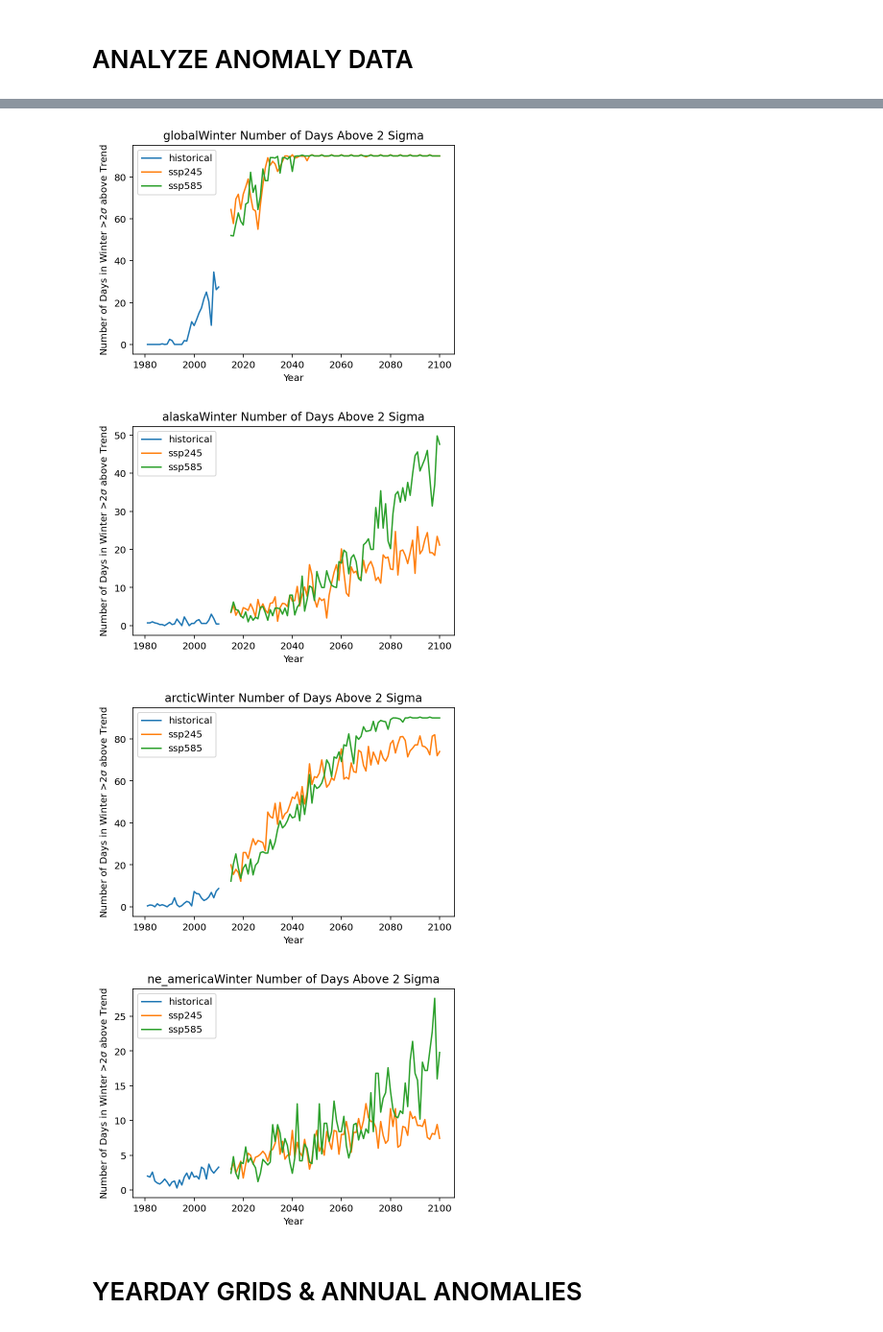
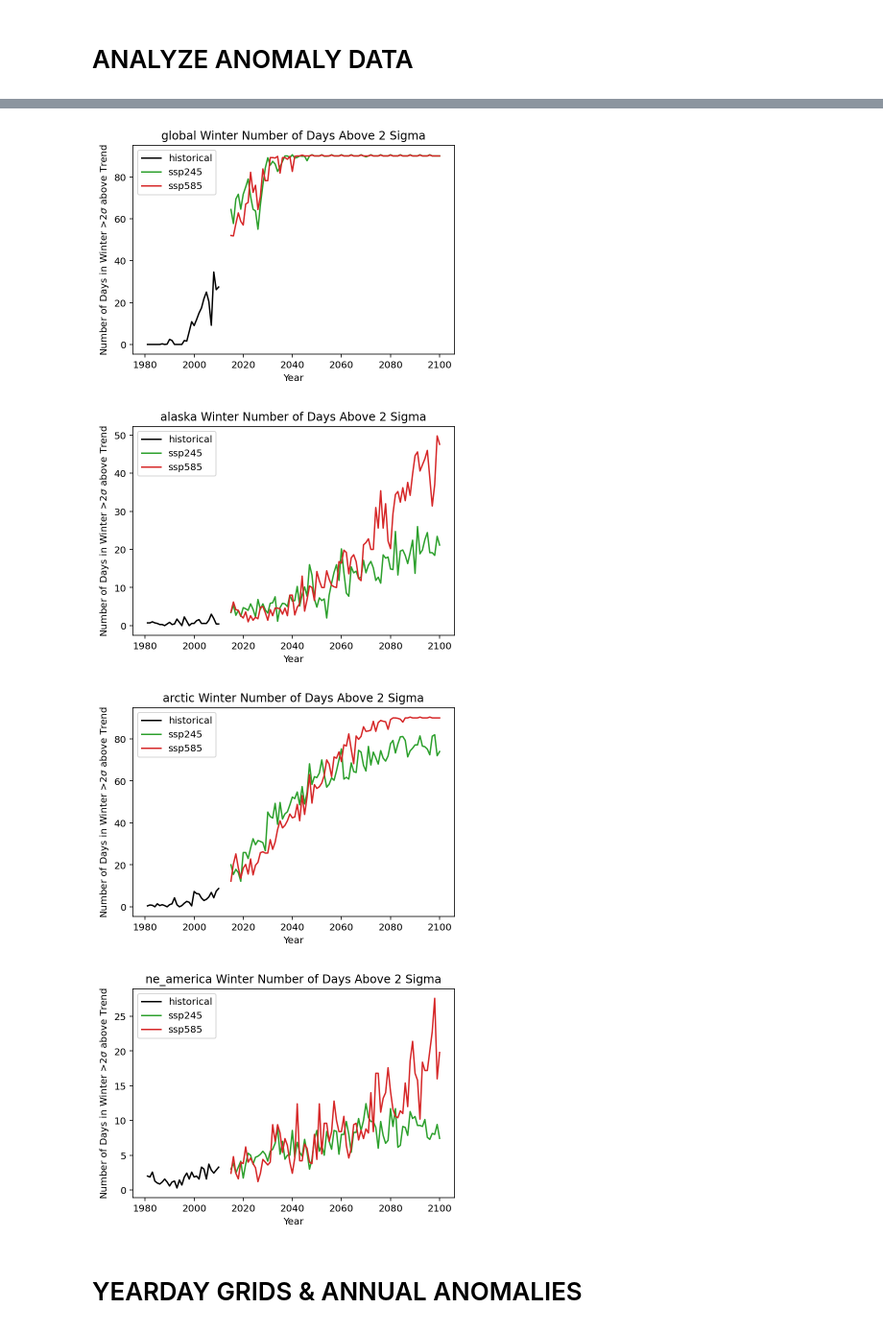
Before and after one commit to Lulurussell/CICOES-code, a Jupyter notebook: Plane_version_Plot_historical_models.ipynb, the cells around one changed output, grey strips where cells are left out. Shown at 96% size. Saved outputs shown, nothing was run; the diff lists cells and outputs as text; code cells hidden in the pictures.

```diff
--- a/Plane_version_Plot_historical_models.ipynb
+++ b/Plane_version_Plot_historical_models.ipynb
@@ -571,6 +538,0 @@ Data variables:
-# %%
-def sum_winter_n2sigs(n2sigs_month_dict)
-    n2sig_winters = {}
-    for r in regions:
-        n2sig_winters = []
-        for year in years:
@@ -582,0 +539,15 @@ winter_nsigs_ssp585 = ssp585_sum_nsigs_dict[1]+ssp585_sum_nsigs_dict[2]+ssp585_s
+# %%
+hist_mean, ssp245_mean, ssp585_mean, hist_all, ssp245_all, ssp585_all = find_n2sig_days_scenarios(scenarios_stdevs)
+notrend_hist_mean, notrend_ssp245_mean, notrend_ssp585_mean, notrend_hist_all, notrend_ssp245_all, notrend_ssp585_all = find_n2sig_days_scenarios(scenarios_stdevs_notrend)
+# %%
+def sum_winter_n2sigs(sum_nsigs_dict):
+    winter_nsigs = sum_nsigs_dict[1]+sum_nsigs_dict[2]+sum_nsigs_dict[12]
+    return winter_nsigs
+# %%
+winter_nsigs_hist = sum_winter_n2sigs(hist_mean)
+winter_nsigs_ssp245 = sum_winter_n2sigs(ssp245_mean)
+winter_nsigs_ssp585 = sum_winter_n2sigs(ssp585_mean)
+
+notrend_winter_nsigs_hist = sum_winter_n2sigs(notrend_hist_mean)
+notrend_winter_nsigs_ssp245 = sum_winter_n2sigs(notrend_ssp245_mean)
+notrend_winter_nsigs_ssp585 = sum_winter_n2sigs(notrend_ssp585_mean)
@@ -583,19 +607,19 @@ winter_nsigs_ssp585 = ssp585_sum_nsigs_dict[1]+ssp585_sum_nsigs_dict[2]+ssp585_s
 # %%
 for r in regions:
     plt.figure(figsize=(6,4))
-    plt.plot(winter_nsigs_hist['year'],winter_nsigs_hist[r+'_n2sig'],'k',label='historical')
-    plt.plot(winter_nsigs_ssp245['year'],winter_nsigs_ssp245[r+'_n2sig'],label='ssp245')
-    plt.plot(winter_nsigs_ssp585['year'],winter_nsigs_ssp585[r+'_n2sig'],label='ssp585')
+    plt.plot(notrend_winter_nsigs_hist['year'],notrend_winter_nsigs_hist[r+'_n2sig'],'k',label='historical')
+    plt.plot(notrend_winter_nsigs_ssp245['year'],notrend_winter_nsigs_ssp245[r+'_n2sig'],color='tab:green',label='ssp245')
+    plt.plot(notrend_winter_nsigs_ssp585['year'],notrend_winter_nsigs_ssp585[r+'_n2sig'],color='tab:red',label='ssp585')
     plt.xlabel('Year')
     plt.ylabel(r'Number of Days in Winter >2$\sigma$ above Trend')
     plt.legend()
-    plt.title(r+'Winter Number of Days Above 2 Sigma')
-    plt.savefig('./figures/final_round_plots/n2sig_winter_modelsmean'+r+'.png')
+    plt.title(r+' Winter Number of Days Above 2 Sigma')
+    #plt.savefig('./figures/final_round_plots/n2sig_winter_modelsmean'+r+'.png')
 # %% [output]
-[figure, old version]
+[figure, new version]
-[figure, old version]
+[figure, new version]
-[figure, old version]
+[figure, new version]
-[figure, old version]
+[figure, new version]
 # %% [markdown]
 # YEARDAY GRIDS & ANNUAL ANOMALIES
 # %%
```
Also changed, not shown: parts of 13 cells of this notebook.
